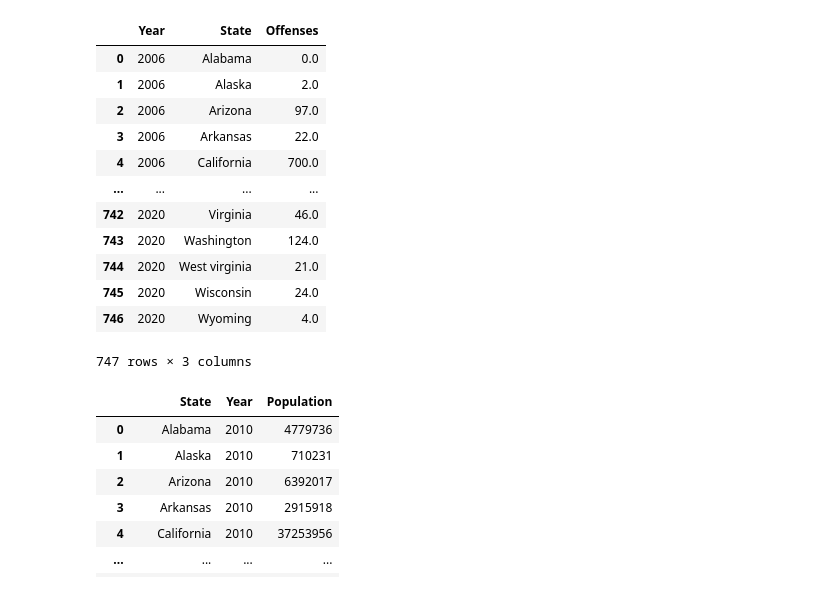
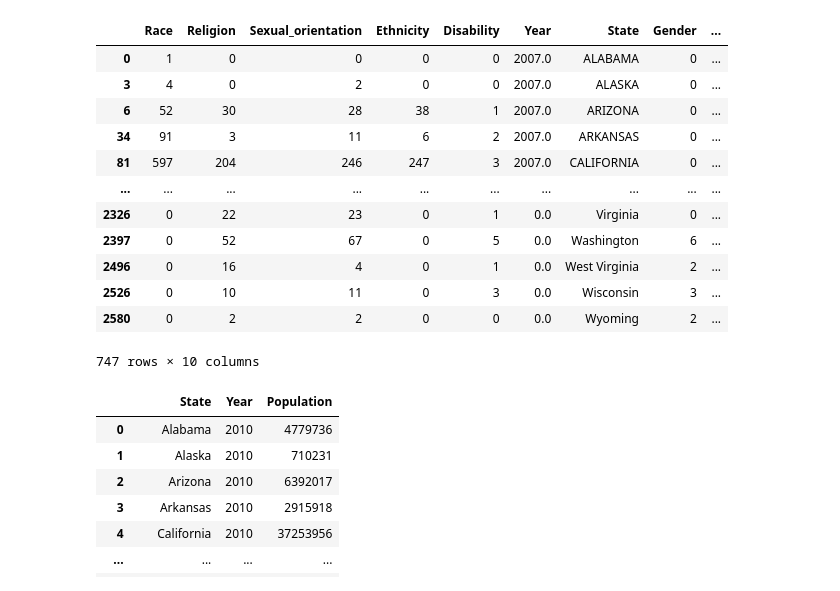
Before and after one commit to ChenTsizhen/2950_Project, a Jupyter notebook: master.ipynb, the cells around one changed output. Saved outputs shown, nothing was run; the diff lists cells and outputs as text; code cells hidden in the pictures.

```diff
--- a/master.ipynb
+++ b/master.ipynb
@@ -8,51 +8,50 @@ from sklearn.linear_model import LinearRegression
 # %%
 # Import annual hate crime offenses table
 years = np.linspace(2005, 2020, 16, dtype=int).tolist()
 offenses =[]
 for y in years:
     n = y - 2005
     offenses_path='./offenses_csv/%s.csv'%(y)
     offenses.append(pd.read_csv(offenses_path, thousands=','))
     # Add Year column
     offenses[n]['Year'] = y
 
 # Aombine all years' offenses data
 table_off = pd.concat(offenses)
 # Drop details because we only care about total
 table_off = table_off[table_off['Agency type'] == 'Total']
 table_off = table_off.drop(columns=['Unnamed: 12', 'Unnamed: 13', 'Unnamed: 14', 'Unnamed: 15', 'Unnamed: 16', 'Unnamed: 17',
                                     '1st\r\nquarter', '2nd\r\nquarter', '3rd\r\nquarter', '4th\r\nquarter', 'Agency name', 'Agency type',
                                     'Unnamed: 3', 'Unnamed: 9', 'No. of\r\nquarters\r\nreported', 'Agency unit', 'Population1'])
 # Replace NaN with zeros
 table_off = table_off.replace(np.nan,0)
 # Replace exisiting str zero with float
 cat_list=['Race', 'Religion', 'Sexual_orientation', 'Ethnicity', 'Disability', 'Gender', 'Gender_identity', 'Race/Ethnicity/Ancestry']
-table_off[cat_list] = table_off[cat_list].astype(float)
+table_off[cat_list] = table_off[cat_list].astype(int)
 # Add up total offenses
-table_off['Offenses'] = table_off['Religion'] + table_off['Sexual_orientation'] + table_off['Ethnicity'] + table_off['Disability']
-+ table_off['Gender'] + table_off['Gender_identity'] + table_off['Race/Ethnicity/Ancestry'] +table_off['Race'] + table_off['Ethnicity']
+table_off['Offenses'] = table_off['Religion'] + table_off['Sexual_orientation'] + table_off['Ethnicity'] + table_off['Disability'] + table_off['Gender'] + table_off['Gender_identity'] + table_off['Race/Ethnicity/Ancestry'] +table_off['Race'] + table_off['Ethnicity']
 # Get rid of categories because we only care about total
 table_off = table_off.drop(columns=cat_list)
 
-# Normalize State format
-table_off['State'] = table_off['State'].str.capitalize()
-table_off['Year'] = table_off['Year'].astype(str)
-table_off = table_off.reset_index(drop=True)
+# # Normalize State format
+# table_off['State'] = table_off['State'].str.capitalize()
+# table_off['Year'] = table_off['Year'].astype(str)
+# table_off = table_off.reset_index(drop=True)
 table_off
 # %% [output]
-|  | Year | State | Offenses |
-| 0 | 2006 | Alabama | 0.0 |
-| 1 | 2006 | Alaska | 2.0 |
-| 2 | 2006 | Arizona | 97.0 |
-| 3 | 2006 | Arkansas | 22.0 |
-| 4 | 2006 | California | 700.0 |
-| ... | ... | ... | ... |
-| 742 | 2020 | Virginia | 46.0 |
-| 743 | 2020 | Washington | 124.0 |
-| 744 | 2020 | West virginia | 21.0 |
-| 745 | 2020 | Wisconsin | 24.0 |
-| 746 | 2020 | Wyoming | 4.0 |
+|  | Race | Religion | Sexual_orientation | Ethnicity | Disability | Year | State | Gender | ... |
+| 0 | 1 | 0 | 0 | 0 | 0 | 2007.0 | ALABAMA | 0 | ... |
+| 3 | 4 | 0 | 2 | 0 | 0 | 2007.0 | ALASKA | 0 | ... |
+| 6 | 52 | 30 | 28 | 38 | 1 | 2007.0 | ARIZONA | 0 | ... |
+| 34 | 91 | 3 | 11 | 6 | 2 | 2007.0 | ARKANSAS | 0 | ... |
+| 81 | 597 | 204 | 246 | 247 | 3 | 2007.0 | CALIFORNIA | 0 | ... |
+| ... | ... | ... | ... | ... | ... | ... | ... | ... | ... |
+| 2326 | 0 | 22 | 23 | 0 | 1 | 0.0 | Virginia | 0 | ... |
+| 2397 | 0 | 52 | 67 | 0 | 5 | 0.0 | Washington | 6 | ... |
+| 2496 | 0 | 16 | 4 | 0 | 1 | 0.0 | West Virginia | 2 | ... |
+| 2526 | 0 | 10 | 11 | 0 | 3 | 0.0 | Wisconsin | 3 | ... |
+| 2580 | 0 | 2 | 2 | 0 | 0 | 0.0 | Wyoming | 2 | ... |
-747 rows × 3 columns
+747 rows × 10 columns
 # %%
 pop1 = pd.read_csv('./pop1.csv', thousands=',')
 # Trun wide df to tidy
```
Also changed, not shown: parts of 3 cells of this notebook, 1 other file.
